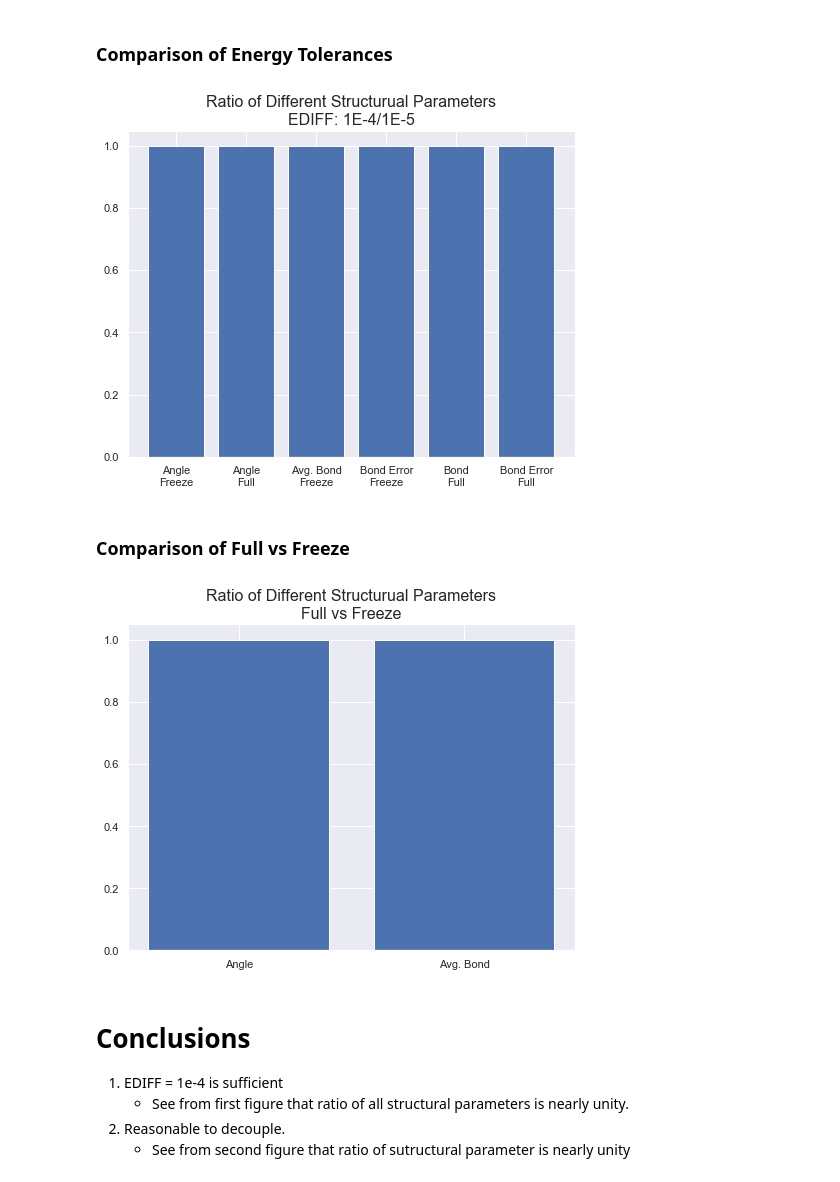
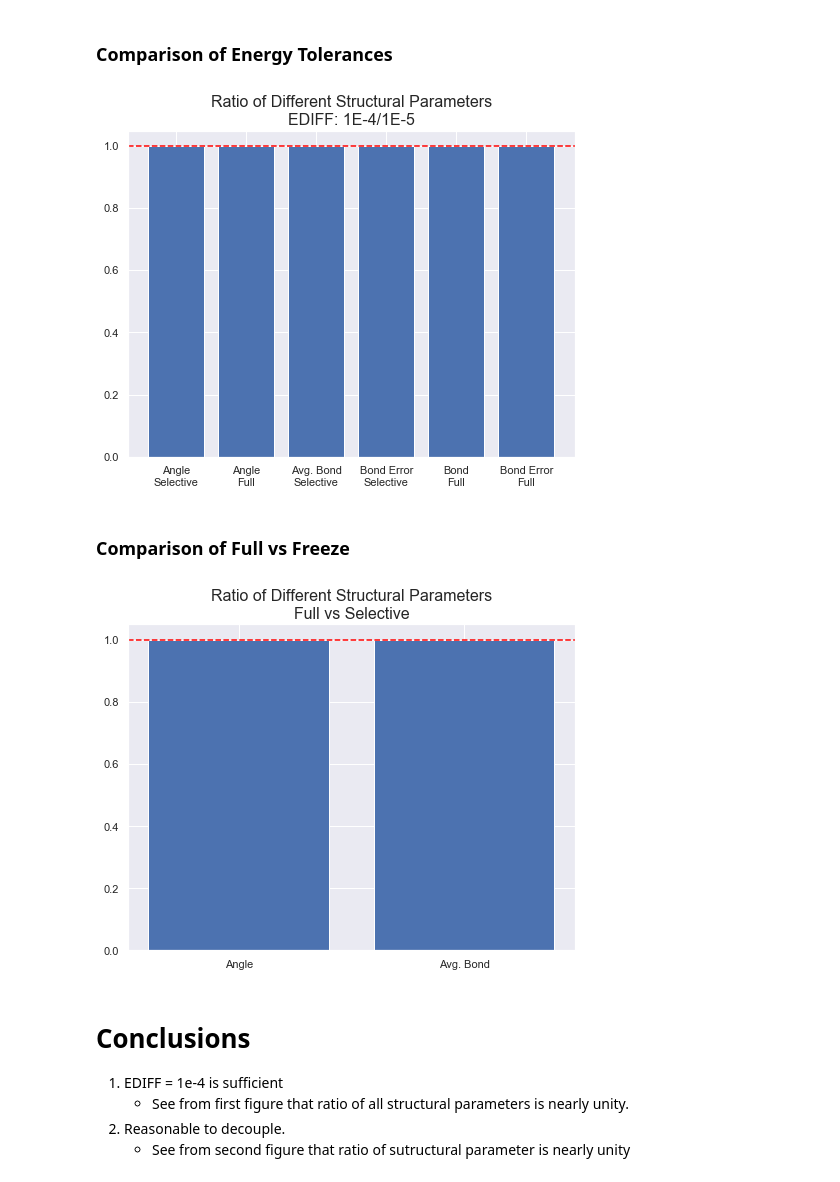
Before and after one commit to gvermillion/msc_thesis, a Jupyter notebook: decoupling_assumption/compare_full_freeze_relaxation.ipynb, the cells around one changed output. Cells and saved outputs as stored; diff of their text form; code cells hidden in the pictures.

Commit message:
figure modifications

```diff
--- a/decoupling_assumption/compare_full_freeze_relaxation.ipynb
+++ b/decoupling_assumption/compare_full_freeze_relaxation.ipynb
@@ -99,18 +99,19 @@ vals_2 = df.iloc[1,:].apply(float)
 # %%
 sns.set();
 
 y=vals_1/vals_2
 y = [j for i,j in enumerate(y) if i not in [2,3,8,9]]
 x=np.arange(len(y))
 
-labels = ["Angle\nFreeze","Angle\nFull","Avg. Bond\nFreeze","Bond Error\nFreeze","Bond\nFull","Bond Error\nFull"]
+labels = ["Angle\nSelective","Angle\nFull","Avg. Bond\nSelective","Bond Error\nSelective","Bond\nFull","Bond Error\nFull"]
 
 plt.figure(figsize=(8,6));
-plt.title("Ratio of Different Structurual Parameters\nEDIFF: 1E-4/1E-5",size=16);
+plt.title("Ratio of Different Structural Parameters\nEDIFF: 1E-4/1E-5",size=16);
 plt.bar(x,y);
+plt.gca().axhline(1.0,ls="--",color="red")
 plt.xticks(x,labels);
 # %% [output]
-[figure, old version]
+[figure, new version]
 # %% [markdown]
 ### Comparison of Full vs Freeze
 # %%
@@ -119,11 +120,12 @@ x2 = np.arange(len(y2))
 labels2 = ["Angle","Avg. Bond"]
 
 plt.figure(figsize=(8,6));
-plt.title("Ratio of Different Structurual Parameters\nFull vs Freeze",size=16);
+plt.title("Ratio of Different Structural Parameters\nFull vs Selective",size=16);
 plt.bar(x2,y2);
+plt.gca().axhline(1.0,ls="--",color="red")
 plt.xticks(x2,labels2);
 # %% [output]
-[figure, old version]
+[figure, new version]
 # %% [markdown]
 # Conclusions
 
```
Also changed, not shown: 1 other file.
